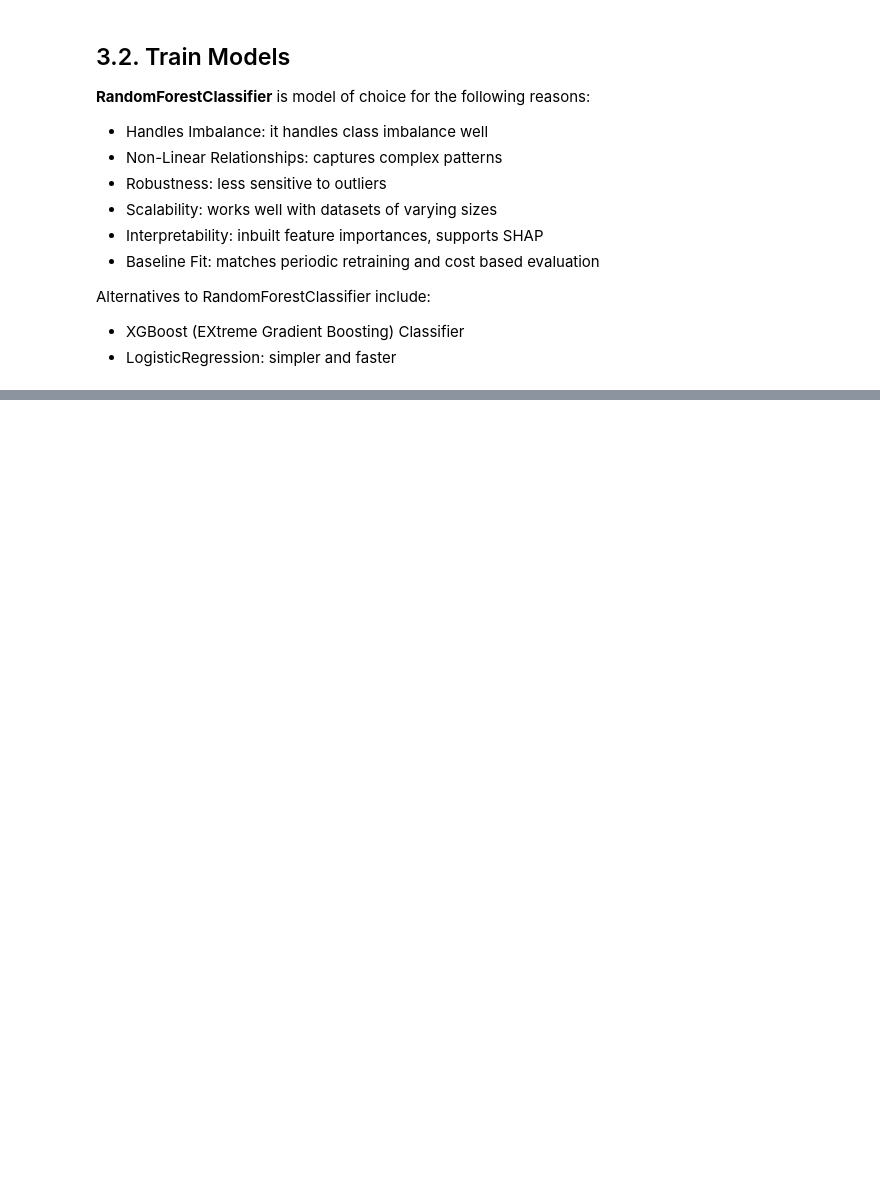
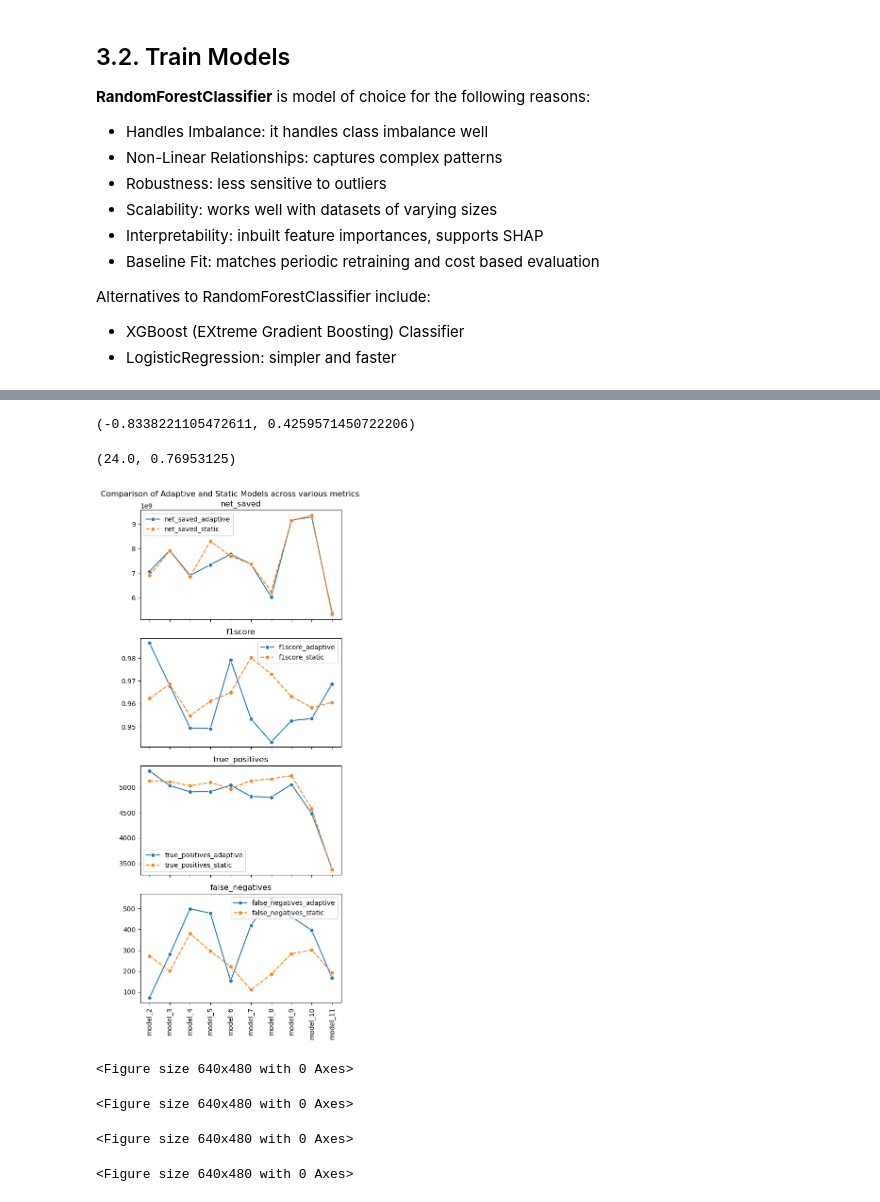
Before and after one commit to maradeben/msc_fraud_detection, a Jupyter notebook: notebook.ipynb, the cells around one changed output, grey strips where cells are left out. Cells and saved outputs as stored; diff of their text form; code cells hidden in the pictures; blank space fills up the shorter version.

```diff
--- a/notebook.ipynb
+++ b/notebook.ipynb
@@ -588,0 +588,79 @@ plt.ylim(0.9, 1.001)
+# %%
+def plot_metric(df: pd.DataFrame, metric_type: str, ax=None):
+    """ Plot metric
+    df(pd.DataFrame): dataframe
+    metric_type(str): the metric to plot
+    ax: axis to plot on
+    Returns:
+    a plt object containin the plot
+    """
+    fig = plt.figure()
+    sb.lineplot(df[[f"{metric_type}_adaptive", f"{metric_type}_static"]], ax=ax, marker='o')
+    return fig
+# %%
+def run_ttest(adaptive_costs, static_costs):
+    t_stat, p_value = ttest_rel(adaptive_costs, static_costs)
+    return t_stat, p_value
+
+run_ttest(combined_metrics_df['net_saved_adaptive'], combined_metrics_df['net_saved_static'])
+# %% [output]
+(-0.8338221105472611, 0.4259571450722206)
+# %%
+def run_wilcoxon(adaptive_costs, static_costs):
+    stat, p_value = wilcoxon(adaptive_costs, static_costs)
+    return stat, p_value
+
+run_wilcoxon(combined_metrics_df['net_saved_adaptive'], combined_metrics_df['net_saved_static'])
+# %% [output]
+(24.0, 0.76953125)
+# %%
+# define function to compare performances of adaptive against static models
+def compare_performances(metrics: dict):
+    """ Compare performances of static and adaptive models
+    metric(dict): a dict of two dictionaries containing the metrics
+    """
+
+    # create df of metrics of adaptive models
+    adaptive_metrics['baseline'] = base_metrics
+    adaptive_metrics_df = pd.DataFrame.from_dict(adaptive_metrics, orient='index')
+    adaptive_metrics_df = adaptive_metrics_df.reindex(np.roll(adaptive_metrics_df.index, shift=1))
+
+    # create df of metrics of static model
+    static_metrics['baseline'] = base_metrics
+    static_metrics_df = pd.DataFrame.from_dict(static_metrics, orient='index')
+    static_metrics_df = static_metrics_df.reindex(np.roll(static_metrics_df.index, shift=1))
+
+    # combine the two tables
+    to_copy = ['net_saved', 'f1score', 'true_positives', 'false_negatives']
+    combined_metrics_df = adaptive_metrics_df[to_copy].copy()
+    combined_metrics_df = combined_metrics_df.join(static_metrics_df[to_copy].copy(),\
+                                            lsuffix='_adaptive', rsuffix='_static')
+    combined_metrics_df = combined_metrics_df.iloc[2:] # skip baseline and model 1
+
+    fig, axes = plt.subplots(4,1, figsize=(5, 12), sharex=True)
+    ax_tracker = 0
+    for metric in to_copy:
+        ax = axes[ax_tracker]
+        plot_metric(combined_metrics_df, metric, ax=ax)
+        ax.set_title(metric);
+        ax.tick_params(axis='x', rotation=90)
+        ax_tracker = ax_tracker + 1
+    fig.suptitle("Comparison of Adaptive and Static Models across various metrics")
+    fig.tight_layout()
+
+    # run test for significane (wilcoxon due to high variance)
+    stat, p_value = run_wilcoxon(combined_metrics_df['net_saved_adaptive'], combined_metrics_df['net_saved_static'])
+
+    return {
+        "chart": fig,
+        "wilcoxon_stat": stat,
+        "p-value": p_value
+    }
+
+results = compare_performances(all_metrics)
+# %% [output]
+[figure, added]
+<Figure size 640x480 with 0 Axes>
+<Figure size 640x480 with 0 Axes>
+<Figure size 640x480 with 0 Axes>
+<Figure size 640x480 with 0 Axes>
```
Also changed, not shown: parts of 26 cells of this notebook, 16 other files.
